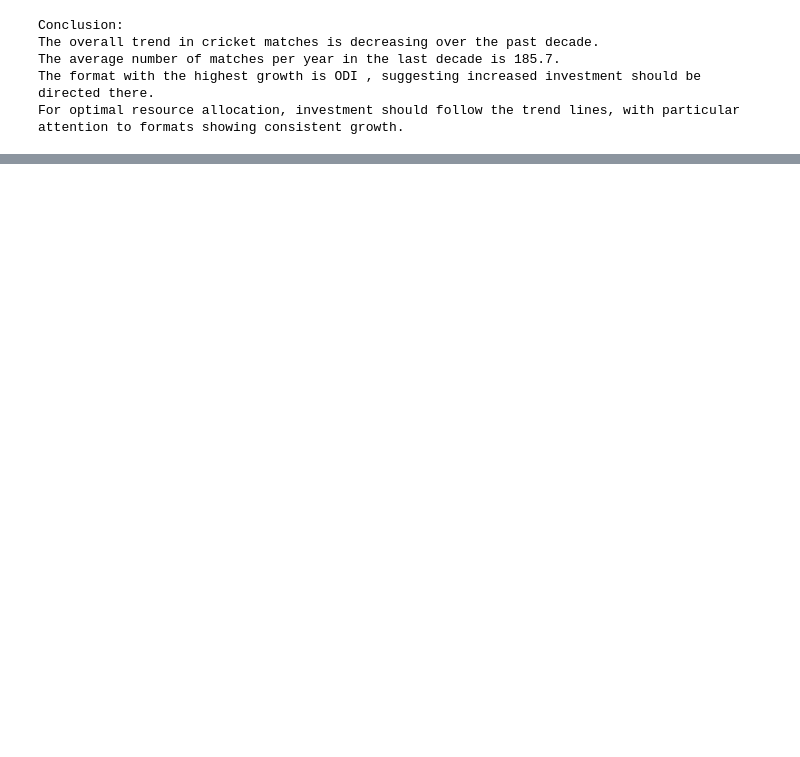
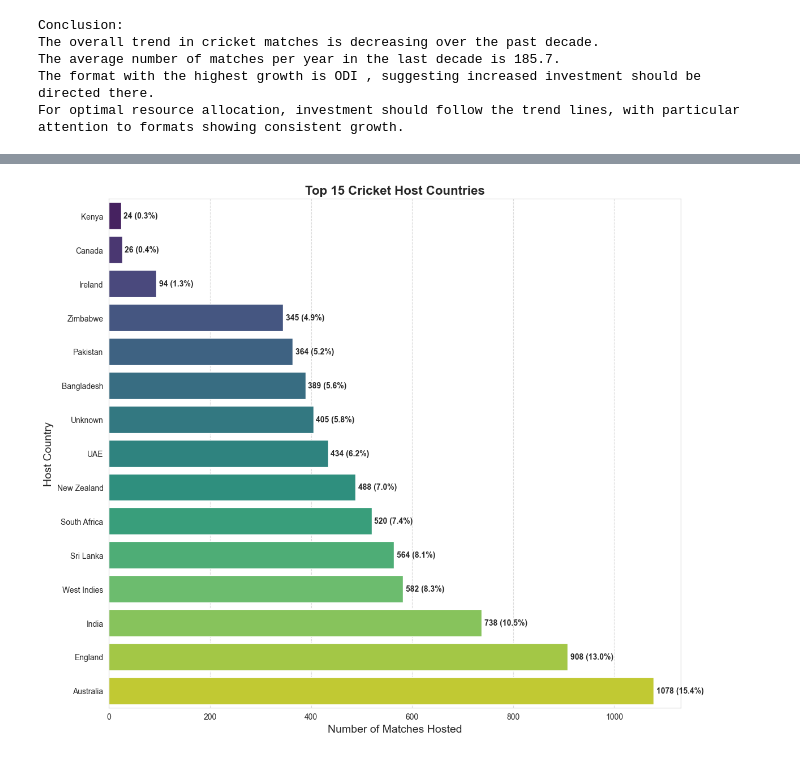
Before and after one commit to RussDai/Projects, a Jupyter notebook: 02_Data_Visuallization/01_Test_Nations_Data_Analysis/src/data_analysis_main.ipynb, the cells around one changed output, grey strips where cells are left out. Cells and saved outputs as stored; diff of their text form; code cells hidden in the pictures; blank space fills up the shorter version.

```diff
--- a/02_Data_Visuallization/01_Test_Nations_Data_Analysis/src/data_analysis_main.ipynb
+++ b/02_Data_Visuallization/01_Test_Nations_Data_Analysis/src/data_analysis_main.ipynb
@@ -356,0 +395,3 @@ For optimal resource allocation, investment should follow the trend lines, with
+# %%
+# In format column there is an space at the end of each values; remove it:
+data["format"]= data["format"].str.strip()
@@ -356,0 +713,5 @@ For optimal resource allocation, investment should follow the trend lines, with
+# %%
+# Group by ground_country and count matches
+host_counts = data['ground_country'].value_counts().reset_index()
+host_counts.columns = ['Country', 'Matches_Hosted']
+host_counts
@@ -356,0 +736,5 @@ For optimal resource allocation, investment should follow the trend lines, with
+# %%
+# Calculate percentage of total matches
+total_matches = host_counts['Matches_Hosted'].sum()
+host_counts['Percentage'] = (host_counts['Matches_Hosted'] / total_matches * 100).round(1)
+host_counts
@@ -356,0 +759,5 @@ For optimal resource allocation, investment should follow the trend lines, with
+# %%
+# Display the top 15 host countries
+top_hosts = host_counts.head(15).copy()
+print("Top 15 Cricket Host Countries:")
+top_hosts
@@ -356,0 +782,24 @@ For optimal resource allocation, investment should follow the trend lines, with
+# %%
+# Create a horizontal bar chart using Seaborn
+plt.figure(figsize=(12, 10))
+ax = sns.barplot(
+    x='Matches_Hosted',
+    y='Country',
+    data=top_hosts.sort_values('Matches_Hosted'),
+    palette='viridis'
+)
+
+# Add match count and percentage labels to the bars
+for i, (matches, percentage) in enumerate(zip(top_hosts.sort_values('Matches_Hosted')['Matches_Hosted'],
+                                             top_hosts.sort_values('Matches_Hosted')['Percentage'])):
+    ax.text(matches + 5, i, f"{matches} ({percentage}%)", va='center', fontweight='bold')
+
+# Customize the plot
+plt.title('Top 15 Cricket Host Countries', fontsize=16, fontweight='bold')
+plt.xlabel('Number of Matches Hosted', fontsize=14)
+plt.ylabel('Host Country', fontsize=14)
+plt.grid(axis='x', linestyle='--', alpha=0.7)
+plt.tight_layout()
+plt.show()
+# %% [output]
+[figure, added]
```
Also changed, not shown: parts of 64 cells of this notebook, 2 other files.
